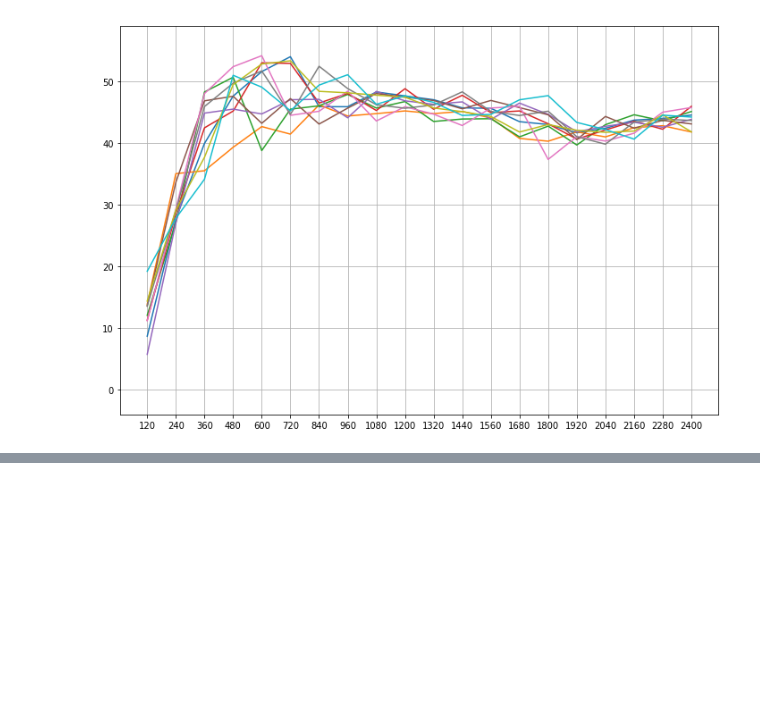
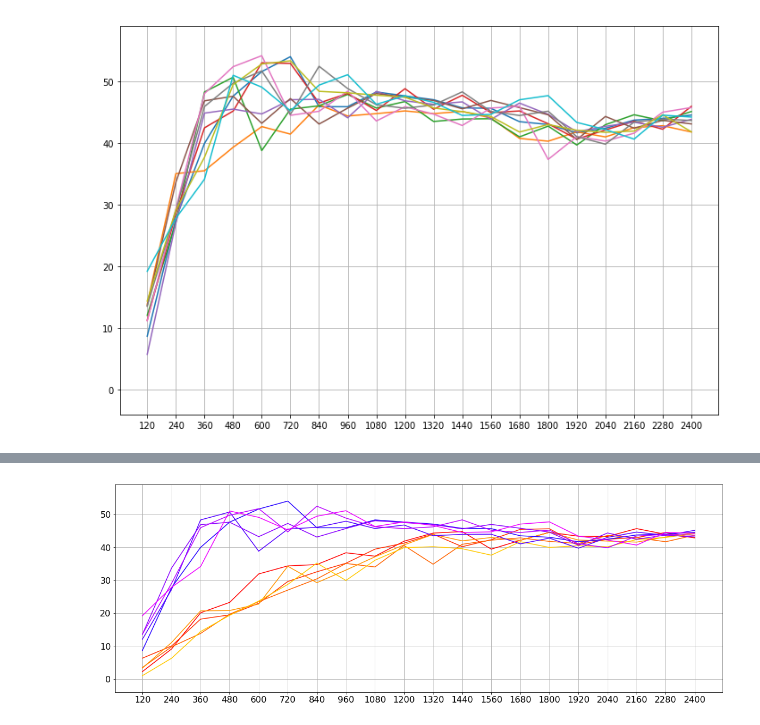
Before and after one commit to takitaki7474/m2-research-prototype, a Jupyter notebook: notebook/eval/eval2.ipynb, the cells around one changed output, grey strips where cells are left out. Cells and saved outputs as stored; diff of their text form; code cells hidden in the pictures; blank space fills up the shorter version.

```diff
--- a/notebook/eval/eval2.ipynb
+++ b/notebook/eval/eval2.ipynb
@@ -249,0 +286,32 @@ plt.grid(True)
+# %%
+# 訓練誤差収束速度の推移の可視化
+
+import matplotlib.cm as cm
+
+ymax, ymin = cal_range(conv_train_err_speeds, prop_train_err_speeds)
+
+# 従来方法
+xlist = list(range(1,21))
+
+fig1 = plt.figure(figsize=(20,7))
+plt.ylim(ymin, ymax)
+plt.xticks(xlist, list(range(120, 120*20+1, 120)), fontsize=16)
+plt.yticks(fontsize=16)
+
+ylists = conv_train_err_speeds
+plt.plot(xlist, ylists[0], color=cm.hsv(0/30.0))
+plt.plot(xlist, ylists[1], color=cm.hsv(1/30.0))
+plt.plot(xlist, ylists[2], color=cm.hsv(2/30.0))
+plt.plot(xlist, ylists[3], color=cm.hsv(3/30.0))
+plt.plot(xlist, ylists[4], color=cm.hsv(4/30.0))
+
+ylists = prop_train_err_speeds
+plt.plot(xlist, ylists[0], color=cm.hsv(21/30.0))
+plt.plot(xlist, ylists[2], color=cm.hsv(22/30.0))
+plt.plot(xlist, ylists[5], color=cm.hsv(23/30.0))
+plt.plot(xlist, ylists[7], color=cm.hsv(24/30.0))
+plt.plot(xlist, ylists[9], color=cm.hsv(25/30.0))
+
+plt.grid(True)
+# %% [output]
+[figure, added]
```
Also changed, not shown: parts of 2 cells of this notebook.
